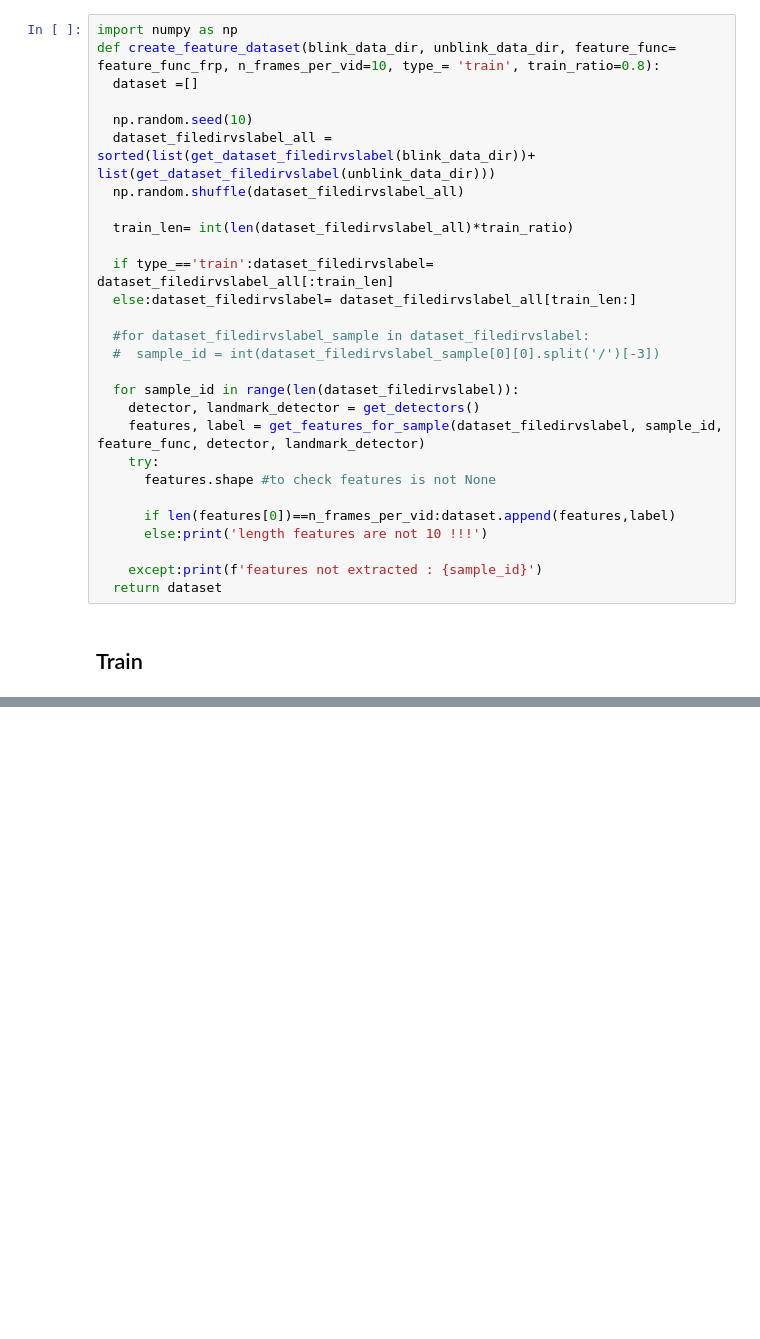
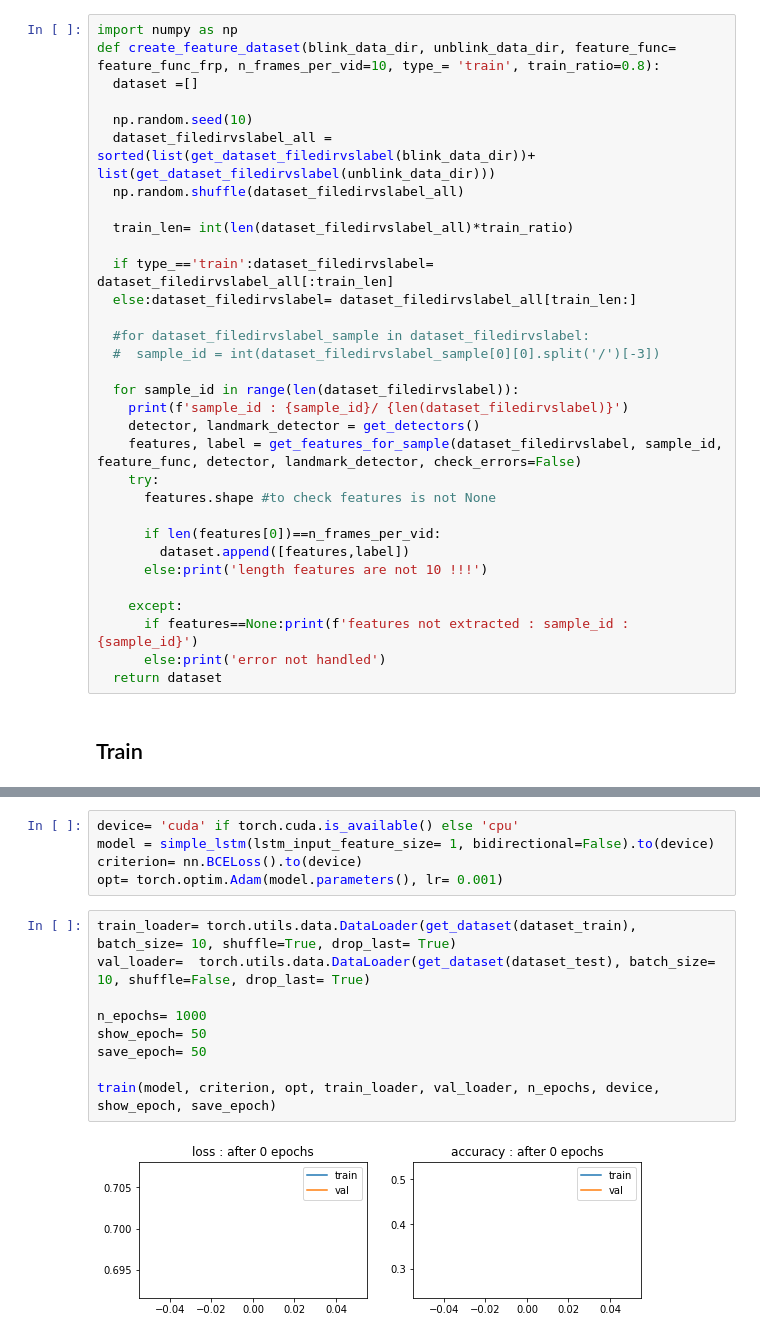
Before and after one commit to Uvindu/Intelligent-Eye-Care-System, a Jupyter notebook: EyeBlinkDetection/method1.ipynb, the cells around one changed output, grey strips where cells are left out. Drawn from its saved outputs; the diff is of its cells as text; blank space fills up the shorter version.

Commit message:
Added trainable scripts

```diff
--- a/EyeBlinkDetection/method1.ipynb
+++ b/EyeBlinkDetection/method1.ipynb
@@ -78,15 +78,19 @@ def create_feature_dataset(blink_data_dir, unblink_data_dir, feature_func= featu
   #  sample_id = int(dataset_filedirvslabel_sample[0][0].split('/')[-3])
 
   for sample_id in range(len(dataset_filedirvslabel)):
+    print(f'sample_id : {sample_id}/ {len(dataset_filedirvslabel)}')
     detector, landmark_detector = get_detectors()
-    features, label = get_features_for_sample(dataset_filedirvslabel, sample_id, feature_func, detector, landmark_detector)
+    features, label = get_features_for_sample(dataset_filedirvslabel, sample_id, feature_func, detector, landmark_detector, check_errors=False)
     try:
       features.shape #to check features is not None
 
-      if len(features[0])==n_frames_per_vid:dataset.append(features,label)
+      if len(features[0])==n_frames_per_vid:
+        dataset.append([features,label])
       else:print('length features are not 10 !!!')
 
-    except:print(f'features not extracted : {sample_id}')
+    except:
+      if features==None:print(f'features not extracted : sample_id : {sample_id}')
+      else:print('error not handled')
   return dataset
 # %% [markdown]
 ## Train
@@ -121,0 +129,16 @@ dataset_train
+# %%
+device= 'cuda' if torch.cuda.is_available() else 'cpu'
+model = simple_lstm(lstm_input_feature_size= 1, bidirectional=False).to(device)
+criterion= nn.BCELoss().to(device)
+opt= torch.optim.Adam(model.parameters(), lr= 0.001)
+# %%
+train_loader= torch.utils.data.DataLoader(get_dataset(dataset_train), batch_size= 10, shuffle=True, drop_last= True)
+val_loader=  torch.utils.data.DataLoader(get_dataset(dataset_test), batch_size= 10, shuffle=False, drop_last= True)
+
+n_epochs= 1000
+show_epoch= 50
+save_epoch= 50
+
+train(model, criterion, opt, train_loader, val_loader, n_epochs, device, show_epoch, save_epoch)
+# %% [output]
+[figure, added]
```
Also changed, not shown: parts of 4 cells of this notebook.
